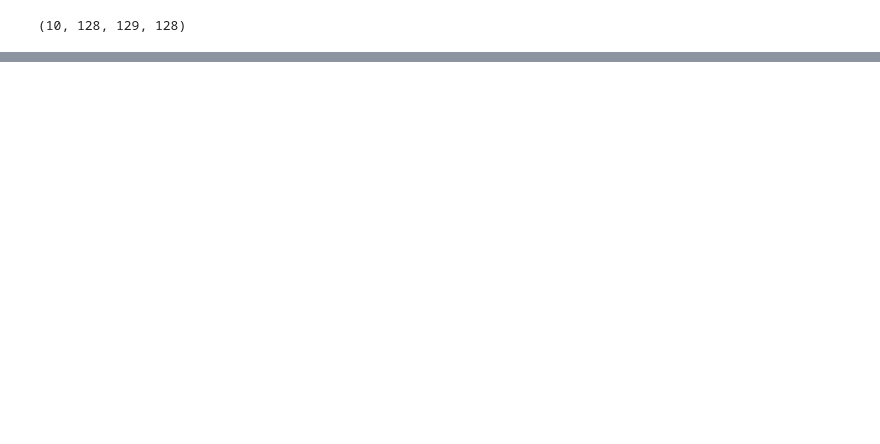
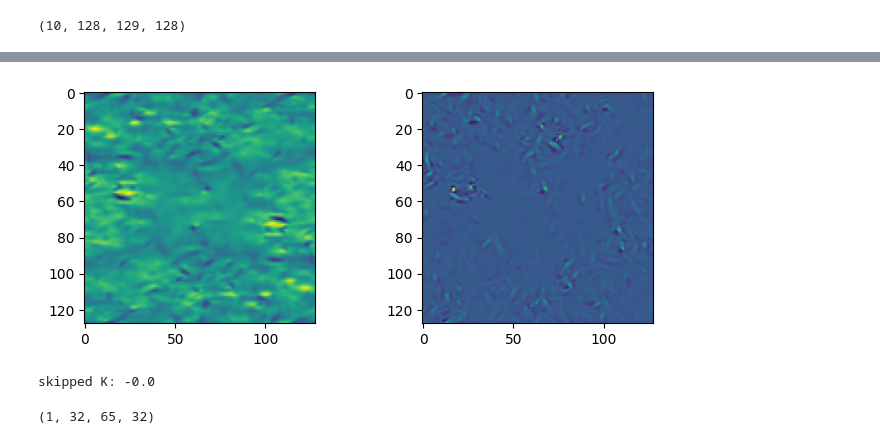
Before and after one commit to kz2wd/flow-diffuse, a Jupyter notebook: check_q-pressure.ipynb, the cells around one changed output, grey strips where cells are left out. Drawn from its saved outputs; the diff is of its cells as text; code cells hidden in the pictures; blank space fills up the shorter version.

```diff
--- a/check_q-pressure.ipynb
+++ b/check_q-pressure.ipynb
@@ -540,0 +489,49 @@ def pressure_solve(channel, Q):
+# %%
+t = 5
+y = 10
+
+fig, axes = plt.subplots(1, 2, figsize=(8, 3))
+axes[0].imshow(p.real[t, :, y, :])
+axes[1].imshow(data[t, 4, :, y, :])
+plt.show()
+# %% [output]
+[figure, added]
+# %%
+import numpy as np
+
+# --- build a simple channel-like grid ---
+nx, ny, nz = 32, 65, 32
+Lx, Lz = 2*np.pi, 2*np.pi
+
+x = np.linspace(0, Lx, nx, endpoint=False)
+y = np.linspace(0, np.pi, ny)          # Neumann-friendly domain, 0 to pi
+z = np.linspace(0, Lz, nz, endpoint=False)
+
+X, Y, Z = np.meshgrid(x, y, z, indexing="ij")   # shape (nx, ny, nz)
+
+# --- known analytical pressure field ---
+p_exact = np.cos(X) * np.cos(Y) * np.cos(Z)
+
+# --- exact Laplacian, computed by hand from the closed form ---
+# d2/dx2[cos(x)] = -cos(x), same for y and z factors individually
+laplacian_p_exact = -3 * p_exact   # sum of three -p_exact contributions
+
+# --- corresponding Q, from grad2p = 2*Q  =>  Q = grad2p / 2 ---
+Q_exact = laplacian_p_exact / 2
+
+# add a dummy time axis T=1 to match your pressure_solve's expected shape (T, nx, ny, nz)
+p_exact_T = p_exact[None, ...]
+Q_exact_T = Q_exact[None, ...]
+
+# build the "channel" dict your pressure_solve expects
+channel = {"x": x, "y": y, "z": z}
+
+# now test:
+p_recovered = pressure_solve(channel, Q_exact_T)
+# compare p_recovered.real against p_exact_T (up to an additive constant)
+# %% [output]
+skipped K: -0.0
+# %%
+p_recovered.shape
+# %% [output]
+(1, 32, 65, 32)
```
Also changed, not shown: parts of 60 cells of this notebook.
